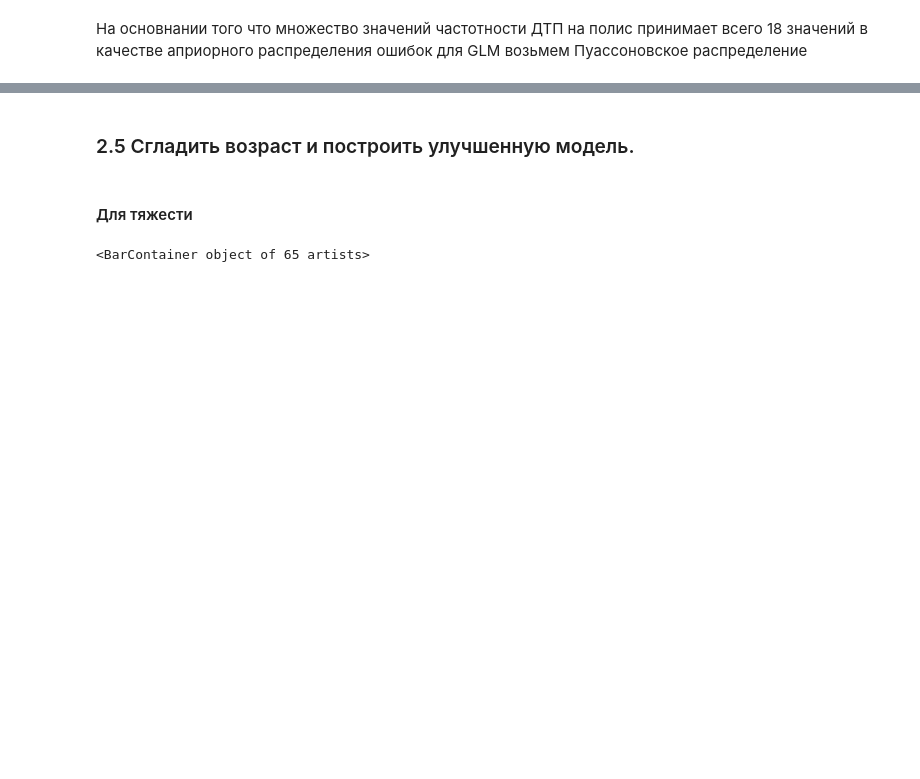
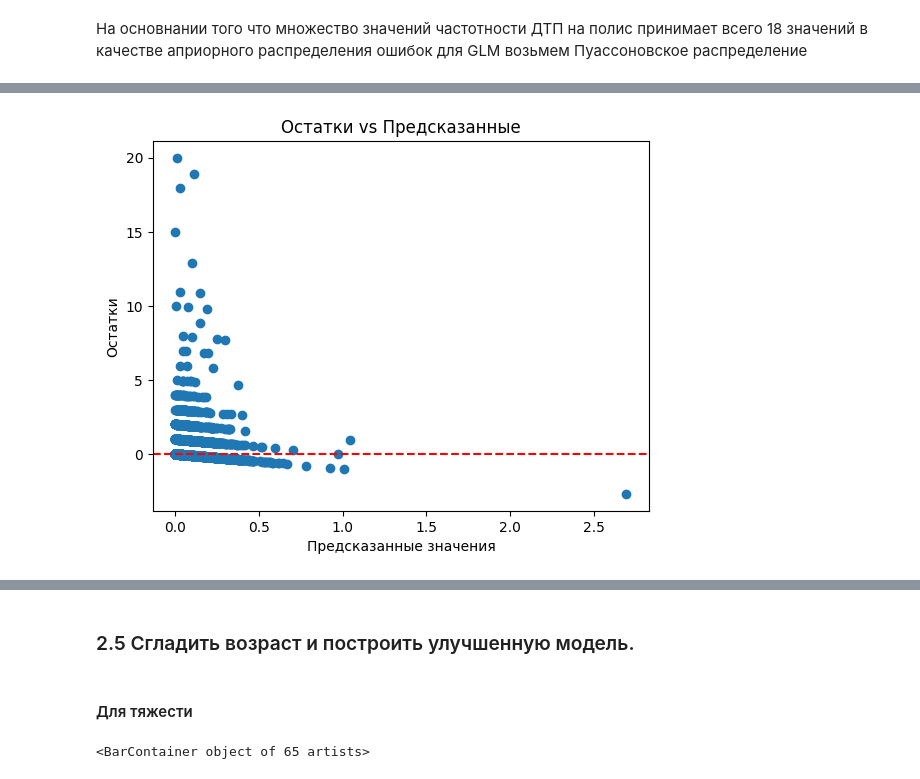
Before and after one commit to antroped/BDAktuarki, a Jupyter notebook: 167.ipynb, the cells around one changed output, grey strips where cells are left out. Saved outputs shown, nothing was run; the diff lists cells and outputs as text; code cells hidden in the pictures; blank space fills up the shorter version.

```diff
--- a/167.ipynb
+++ b/167.ipynb
@@ -731,0 +808,6 @@ tot_pay_train, tot_pay_valid, tot_pay_test = df[train]['TOTAL_PAY_AMT'], df[vali
+# %%
+df_loss = pd.read_csv('final_df_loss.csv').drop(['Unnamed: 0'], axis=1)
+df_expos = pd.read_csv('data/expos_on_polis.csv').drop(['Unnamed: 0'], axis=1)
+
+df_loss = df_loss.merge(df_expos, on='POLIS_ID', how='left')
+df_loss.columns
@@ -732 +825,16 @@ tot_pay_train, tot_pay_valid, tot_pay_test = df[train]['TOTAL_PAY_AMT'], df[vali
+# %%
+df_loss = df_loss[df_loss['expos_all'] != -1]
+df_loss['log_expos_all'] = np.log(df_loss['expos_all'])
+# %%
+target_loss = 'LOSS_ID_count'
+X_loss = df_loss.drop([target_loss], axis=1)
+
+train_loss = X_loss['sample'] == 'TRAIN'
+valid_loss = X_loss['sample'] == 'VALID'
+test_loss = X_loss['sample'] == 'TEST'
+
+X_loss = X_loss.drop(['sample'], axis=1)
+
+X_train_loss, X_valid_loss, X_test_loss = X_loss[train_loss], X_loss[valid_loss], X_loss[test_loss]
+y_train_loss, y_valid_loss, y_test_loss = df_loss[train_loss][target_loss].fillna(0), df_loss[valid_loss][target_loss].fillna(0), df_loss[test_loss][target_loss].fillna(0)
 # %%
@@ -752,0 +846,11 @@ print(f'Кол-во уникальных значений в сумме выпл
+# %%
+X_train_loss_no_expos = X_train_loss.drop(['expos_all', 'log_expos_all'], axis=1)
+
+model_loss = sm.GLM(
+    y_train_loss,
+    sm.add_constant(X_train_loss_no_expos),
+    offset=X_train_loss['log_expos_all'],
+    family = sm.families.Poisson(link = sm.families.links.log()),
+)
+res_loss = model_loss.fit()
+res_loss.summary()
@@ -752,0 +884,9 @@ print(f'Кол-во уникальных значений в сумме выпл
+# %%
+plt.scatter(res_loss.fittedvalues, res_loss.resid_response)
+plt.axhline(0, color='red', linestyle='--')
+plt.xlabel('Предсказанные значения')
+plt.ylabel('Остатки')
+plt.title('Остатки vs Предсказанные')
+plt.show()
+# %% [output]
+[figure, added]
```
Also changed, not shown: parts of 29 cells of this notebook.
